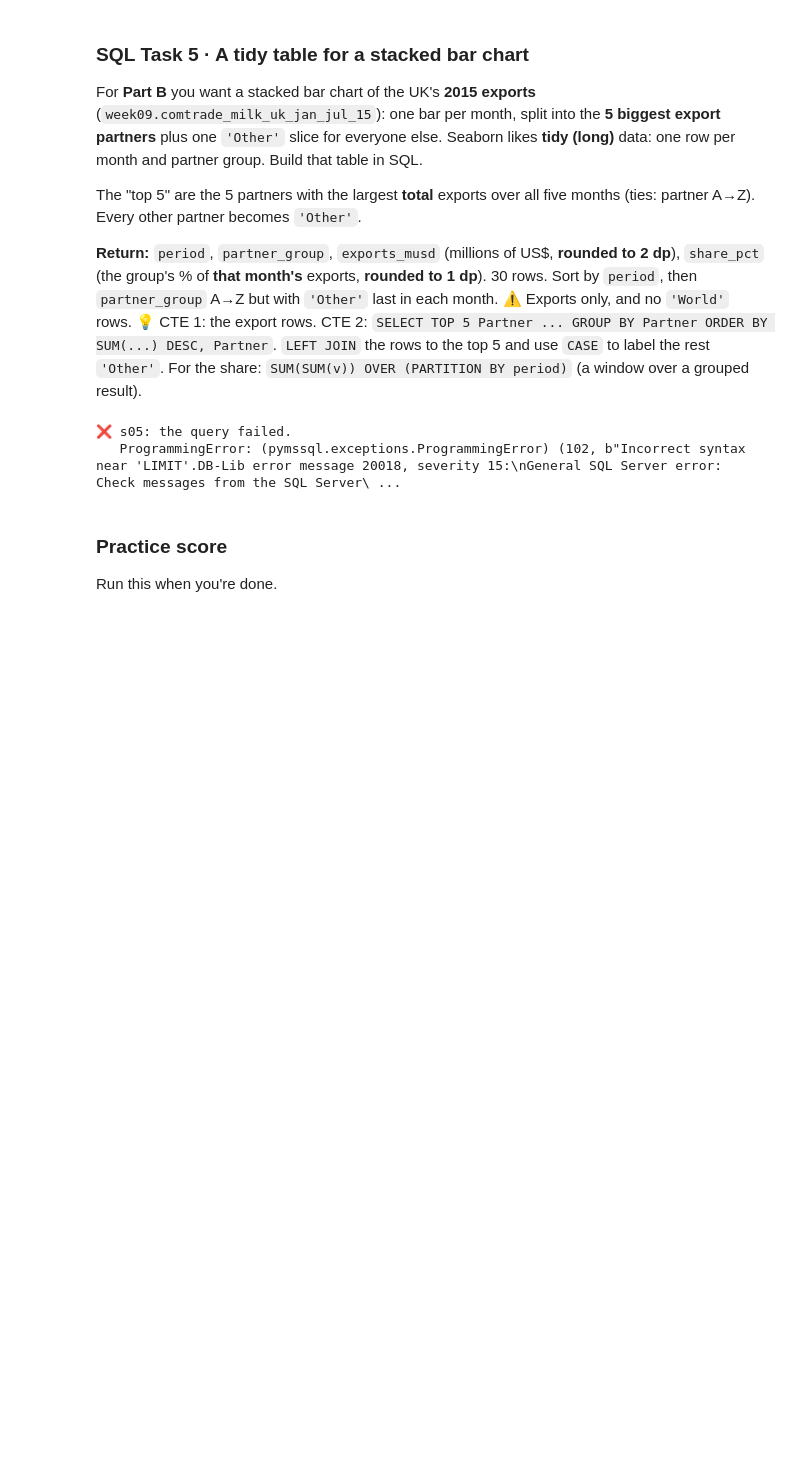
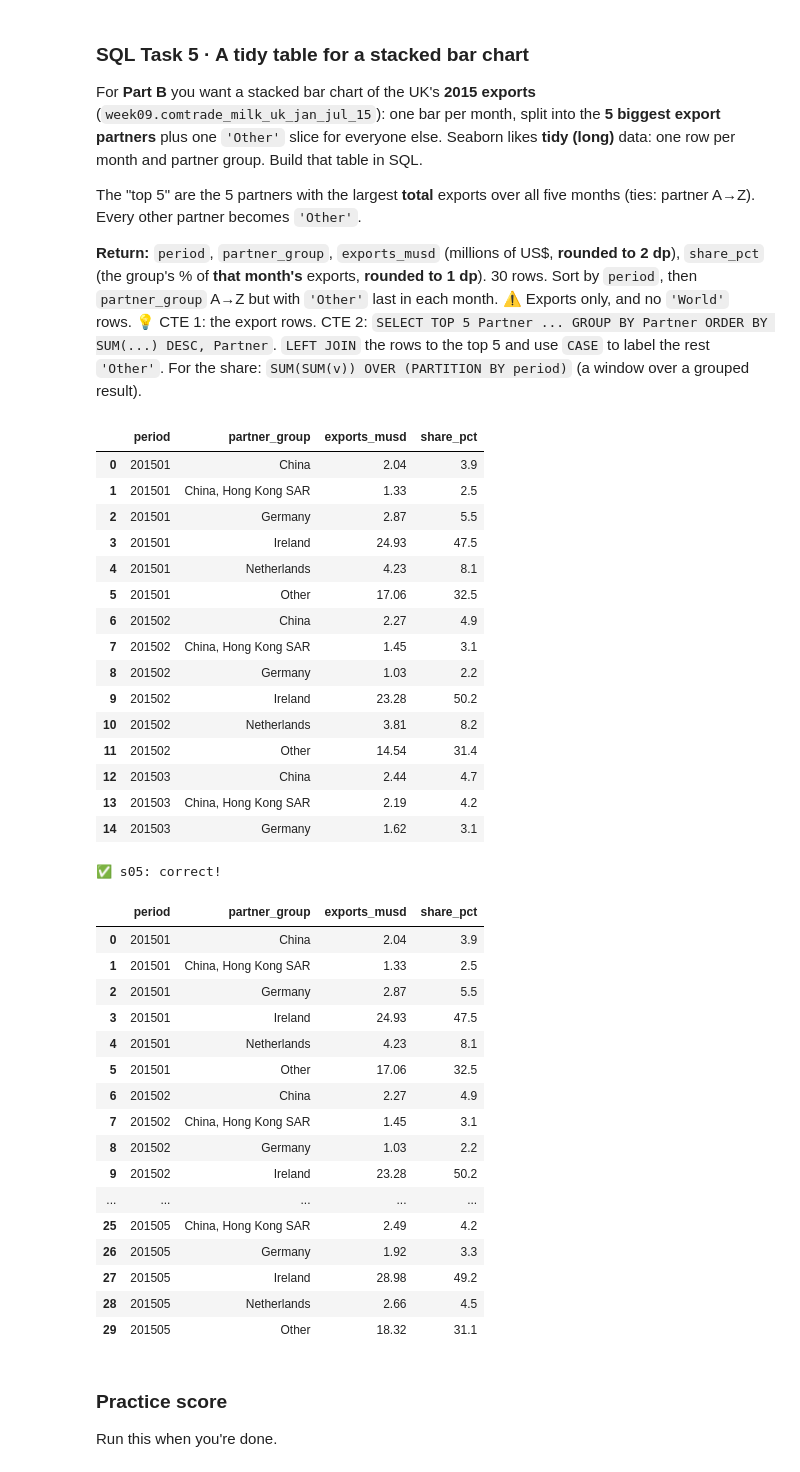
Before and after one commit to Placidus-Ali/DataraFlow, a Jupyter notebook: week-8/Take Home.ipynb, the cells around one changed output. Cells and saved outputs as stored; diff of their text form; code cells hidden in the pictures; blank space fills up the shorter version.

```diff
--- a/week-8/Take Home.ipynb
+++ b/week-8/Take Home.ipynb
@@ -746,13 +746,12 @@ WITH exports_data AS (
 top5_partners AS (
     SELECT Partner
     FROM (
-        SELECT Partner, SUM("Trade Value (US$)") AS total_val
+        SELECT TOP 5 Partner, SUM("Trade Value (US$)") AS total_val
         FROM week09.comtrade_milk_uk_jan_jul_15
         WHERE "Trade Flow" = 'Exports' AND Partner != 'World'
         GROUP BY Partner
         ORDER BY SUM("Trade Value (US$)") DESC, Partner
-        LIMIT 5
-    )
+    ) AS sub
 ),
 labeled AS (
     SELECT
@@ -764,35 +763,67 @@ labeled AS (
 ),
 grouped_group AS (
     SELECT
         period,
         partner_group,
         SUM(trade_val) AS group_val
     FROM labeled
     GROUP BY period, partner_group
 ),
 with_totals AS (
     SELECT
         period,
         partner_group,
         group_val,
         SUM(group_val) OVER (PARTITION BY period) AS month_total
     FROM grouped_group
 )
 SELECT
     period,
     partner_group,
     ROUND(group_val / 1000000.0, 2) AS exports_musd,
     ROUND((group_val * 100.0) / month_total, 1) AS share_pct
 FROM with_totals
 ORDER BY
     period,
     CASE WHEN partner_group = 'Other' THEN 1 ELSE 0 END,
     partner_group
 """
 p.sql("s05", SQL_05)
 # %% [output]
+|  | period | partner_group | exports_musd | share_pct |
+| 0 | 201501 | China | 2.04 | 3.9 |
+| 1 | 201501 | China, Hong Kong SAR | 1.33 | 2.5 |
+| 2 | 201501 | Germany | 2.87 | 5.5 |
+| 3 | 201501 | Ireland | 24.93 | 47.5 |
+| 4 | 201501 | Netherlands | 4.23 | 8.1 |
+| 5 | 201501 | Other | 17.06 | 32.5 |
+| 6 | 201502 | China | 2.27 | 4.9 |
+| 7 | 201502 | China, Hong Kong SAR | 1.45 | 3.1 |
+| 8 | 201502 | Germany | 1.03 | 2.2 |
+| 9 | 201502 | Ireland | 23.28 | 50.2 |
+| 10 | 201502 | Netherlands | 3.81 | 8.2 |
+| 11 | 201502 | Other | 14.54 | 31.4 |
+| 12 | 201503 | China | 2.44 | 4.7 |
+| 13 | 201503 | China, Hong Kong SAR | 2.19 | 4.2 |
+| 14 | 201503 | Germany | 1.62 | 3.1 |
-❌ s05: the query failed.
-   ProgrammingError: (pymssql.exceptions.ProgrammingError) (102, b"Incorrect syntax near 'LIMIT'.DB-Lib error message 20018, severity 15:\nGeneral SQL Server error: Check messages from the SQL Server\ ...
+✅ s05: correct!
+|  | period | partner_group | exports_musd | share_pct |
+| 0 | 201501 | China | 2.04 | 3.9 |
+| 1 | 201501 | China, Hong Kong SAR | 1.33 | 2.5 |
+| 2 | 201501 | Germany | 2.87 | 5.5 |
+| 3 | 201501 | Ireland | 24.93 | 47.5 |
+| 4 | 201501 | Netherlands | 4.23 | 8.1 |
+| 5 | 201501 | Other | 17.06 | 32.5 |
+| 6 | 201502 | China | 2.27 | 4.9 |
+| 7 | 201502 | China, Hong Kong SAR | 1.45 | 3.1 |
+| 8 | 201502 | Germany | 1.03 | 2.2 |
+| 9 | 201502 | Ireland | 23.28 | 50.2 |
+| ... | ... | ... | ... | ... |
+| 25 | 201505 | China, Hong Kong SAR | 2.49 | 4.2 |
+| 26 | 201505 | Germany | 1.92 | 3.3 |
+| 27 | 201505 | Ireland | 28.98 | 49.2 |
+| 28 | 201505 | Netherlands | 2.66 | 4.5 |
+| 29 | 201505 | Other | 18.32 | 31.1 |
 # %% [markdown]
 ### Practice score
 Run this when you're done.
```
Also changed, not shown: parts of 1 cell of this notebook.
